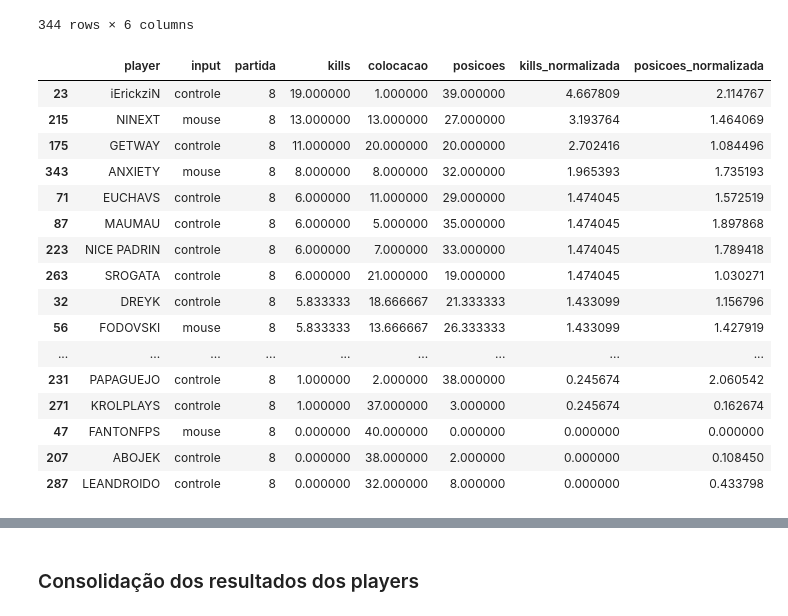
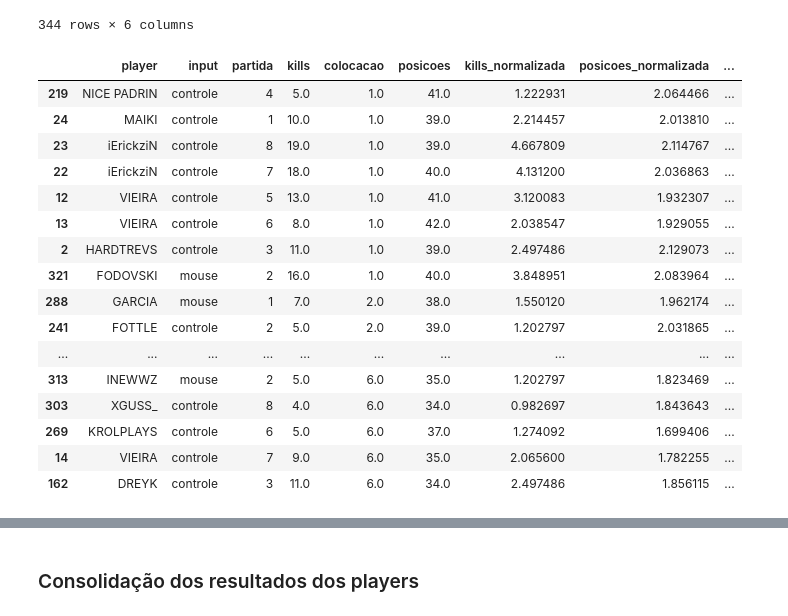
Before and after one commit to GodoyLucas/king_of_rebirth, a Jupyter notebook: Notebooks/King_of_Rebirth_Final.ipynb, the cells around one changed output, grey strips where cells are left out. Drawn from its saved outputs; the diff is of its cells as text; code cells hidden in the pictures.

Commit message:
Classificando play

```diff
--- a/Notebooks/King_of_Rebirth_Final.ipynb
+++ b/Notebooks/King_of_Rebirth_Final.ipynb
@@ -434,49 +434,56 @@ final_analise
 # %%
 valores_kills_media_partida = []
 valores_kills_normalizada = []
 valores_posicoes_media_partida = []
 valores_posicoes_normalizada = []
+valores_k_p = []
+valores_play = []
 
 for i in final_analise.itertuples():
 
   df_query = final_analise.query('partida == @i.partida')
 
   kills_media_partida = df_query.kills.mean()
   posicoes_media_partida = df_query.colocacao.mean()
 
   kills_normalizada = i.kills / kills_media_partida
   posicoes_normalizada = i.posicoes / posicoes_media_partida
 
-  pontuacao
+  k_p = 0 if posicoes_normalizada == 0 else kills_normalizada / posicoes_normalizada
+  play = "colocacao" if k_p <= 1 else "kill"
 
   valores_kills_media_partida.append(kills_media_partida)
   valores_kills_normalizada.append(kills_normalizada)
   valores_posicoes_media_partida.append(posicoes_media_partida)
   valores_posicoes_normalizada.append(posicoes_normalizada)
+  valores_k_p.append(k_p)
+  valores_play.append(play)
 
 #final_analise['kills_media_partida'] = valores_kills_media_partida
 #final_analise['posicoes_media_partida'] = valores_posicoes_media_partida
 final_analise['kills_normalizada'] = valores_kills_normalizada
 final_analise['posicoes_normalizada'] = valores_posicoes_normalizada
-final_analise.sort_values(['partida', 'colocacao'], ascending = False).head(43)
+final_analise['k/p'] = valores_k_p
+final_analise['play'] = valores_play
+final_analise.sort_values(['colocacao'], ascending = True).head(43)
 # %% [output]
-|  | player | input | partida | kills | colocacao | posicoes | kills_normalizada | posicoes_normalizada |
-| 23 | iErickziN | controle | 8 | 19.000000 | 1.000000 | 39.000000 | 4.667809 | 2.114767 |
-| 215 | NINEXT | mouse | 8 | 13.000000 | 13.000000 | 27.000000 | 3.193764 | 1.464069 |
-| 175 | GETWAY | controle | 8 | 11.000000 | 20.000000 | 20.000000 | 2.702416 | 1.084496 |
-| 343 | ANXIETY | mouse | 8 | 8.000000 | 8.000000 | 32.000000 | 1.965393 | 1.735193 |
-| 71 | EUCHAVS | controle | 8 | 6.000000 | 11.000000 | 29.000000 | 1.474045 | 1.572519 |
-| 87 | MAUMAU | controle | 8 | 6.000000 | 5.000000 | 35.000000 | 1.474045 | 1.897868 |
-| 223 | NICE PADRIN | controle | 8 | 6.000000 | 7.000000 | 33.000000 | 1.474045 | 1.789418 |
-| 263 | SROGATA | controle | 8 | 6.000000 | 21.000000 | 19.000000 | 1.474045 | 1.030271 |
-| 32 | DREYK | controle | 8 | 5.833333 | 18.666667 | 21.333333 | 1.433099 | 1.156796 |
-| 56 | FODOVSKI | mouse | 8 | 5.833333 | 13.666667 | 26.333333 | 1.433099 | 1.427919 |
-| ... | ... | ... | ... | ... | ... | ... | ... | ... |
-| 231 | PAPAGUEJO | controle | 8 | 1.000000 | 2.000000 | 38.000000 | 0.245674 | 2.060542 |
-| 271 | KROLPLAYS | controle | 8 | 1.000000 | 37.000000 | 3.000000 | 0.245674 | 0.162674 |
-| 47 | FANTONFPS | mouse | 8 | 0.000000 | 40.000000 | 0.000000 | 0.000000 | 0.000000 |
-| 207 | ABOJEK | controle | 8 | 0.000000 | 38.000000 | 2.000000 | 0.000000 | 0.108450 |
-| 287 | LEANDROIDO | controle | 8 | 0.000000 | 32.000000 | 8.000000 | 0.000000 | 0.433798 |
+|  | player | input | partida | kills | colocacao | posicoes | kills_normalizada | posicoes_normalizada | ... |
+| 219 | NICE PADRIN | controle | 4 | 5.0 | 1.0 | 41.0 | 1.222931 | 2.064466 | ... |
+| 24 | MAIKI | controle | 1 | 10.0 | 1.0 | 39.0 | 2.214457 | 2.013810 | ... |
+| 23 | iErickziN | controle | 8 | 19.0 | 1.0 | 39.0 | 4.667809 | 2.114767 | ... |
+| 22 | iErickziN | controle | 7 | 18.0 | 1.0 | 40.0 | 4.131200 | 2.036863 | ... |
+| 12 | VIEIRA | controle | 5 | 13.0 | 1.0 | 41.0 | 3.120083 | 1.932307 | ... |
+| 13 | VIEIRA | controle | 6 | 8.0 | 1.0 | 42.0 | 2.038547 | 1.929055 | ... |
+| 2 | HARDTREVS | controle | 3 | 11.0 | 1.0 | 39.0 | 2.497486 | 2.129073 | ... |
+| 321 | FODOVSKI | mouse | 2 | 16.0 | 1.0 | 40.0 | 3.848951 | 2.083964 | ... |
+| 288 | GARCIA | mouse | 1 | 7.0 | 2.0 | 38.0 | 1.550120 | 1.962174 | ... |
+| 241 | FOTTLE | controle | 2 | 5.0 | 2.0 | 39.0 | 1.202797 | 2.031865 | ... |
+| ... | ... | ... | ... | ... | ... | ... | ... | ... | ... |
+| 313 | INEWWZ | mouse | 2 | 5.0 | 6.0 | 35.0 | 1.202797 | 1.823469 | ... |
+| 303 | XGUSS_ | controle | 8 | 4.0 | 6.0 | 34.0 | 0.982697 | 1.843643 | ... |
+| 269 | KROLPLAYS | controle | 6 | 5.0 | 6.0 | 37.0 | 1.274092 | 1.699406 | ... |
+| 14 | VIEIRA | controle | 7 | 9.0 | 6.0 | 35.0 | 2.065600 | 1.782255 | ... |
+| 162 | DREYK | controle | 3 | 11.0 | 6.0 | 34.0 | 2.497486 | 1.856115 | ... |
 # %%
 final_analise.sort_values(['partida', 'colocacao'], ascending = True).head(43)
 # %% [output]
```
